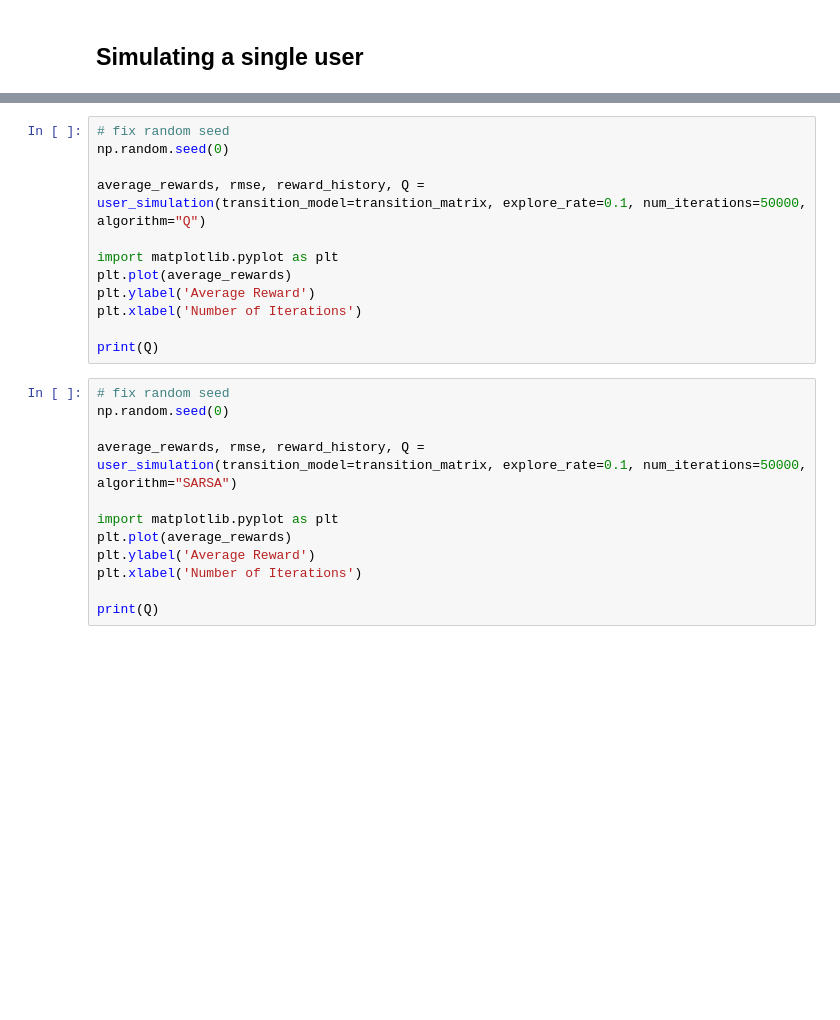
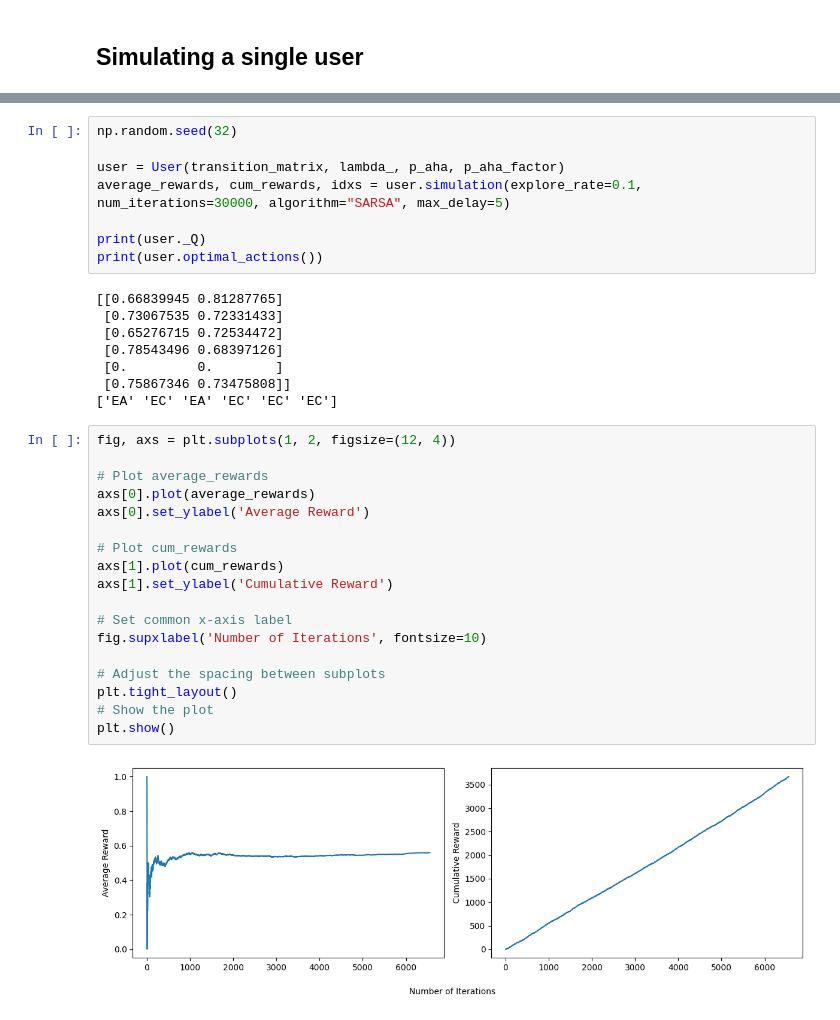
Before and after one commit to cyalbert25/EE568-StudentRLProject-1, a Jupyter notebook: WriteUpRight_new.ipynb, the cells around one changed output, grey strips where cells are left out. Cells and saved outputs as stored; diff of their text form; blank space fills up the shorter version.

```diff
--- a/WriteUpRight_new.ipynb
+++ b/WriteUpRight_new.ipynb
@@ -524,24 +449,36 @@ transition_matrix = np.array([
-# %%
-# fix random seed
-np.random.seed(0)
-
-average_rewards, rmse, reward_history, Q = user_simulation(transition_model=transition_matrix, explore_rate=0.1, num_iterations=50000, algorithm="Q")
-
-import matplotlib.pyplot as plt
-plt.plot(average_rewards)
-plt.ylabel('Average Reward')
-plt.xlabel('Number of Iterations')
-
-print(Q)
-# %%
-# fix random seed
-np.random.seed(0)
-
-average_rewards, rmse, reward_history, Q = user_simulation(transition_model=transition_matrix, explore_rate=0.1, num_iterations=50000, algorithm="SARSA")
-
-import matplotlib.pyplot as plt
-plt.plot(average_rewards)
-plt.ylabel('Average Reward')
-plt.xlabel('Number of Iterations')
-
-print(Q)
+# %%
+np.random.seed(32)
+
+user = User(transition_matrix, lambda_, p_aha, p_aha_factor)
+average_rewards, cum_rewards, idxs = user.simulation(explore_rate=0.1, num_iterations=30000, algorithm="SARSA", max_delay=5)
+
+print(user._Q)
+print(user.optimal_actions())
+# %% [output]
+[[0.66839945 0.81287765]
+ [0.73067535 0.72331433]
+ [0.65276715 0.72534472]
+ [0.78543496 0.68397126]
+ [0.         0.        ]
+ [0.75867346 0.73475808]]
+['EA' 'EC' 'EA' 'EC' 'EC' 'EC']
+# %%
+fig, axs = plt.subplots(1, 2, figsize=(12, 4))
+
+# Plot average_rewards
+axs[0].plot(average_rewards)
+axs[0].set_ylabel('Average Reward')
+
+# Plot cum_rewards
+axs[1].plot(cum_rewards)
+axs[1].set_ylabel('Cumulative Reward')
+
+# Set common x-axis label
+fig.supxlabel('Number of Iterations', fontsize=10)
+
+# Adjust the spacing between subplots
+plt.tight_layout()
+# Show the plot
+plt.show()
+# %% [output]
+[figure, added]
```
Also changed, not shown: parts of 10 cells of this notebook.
